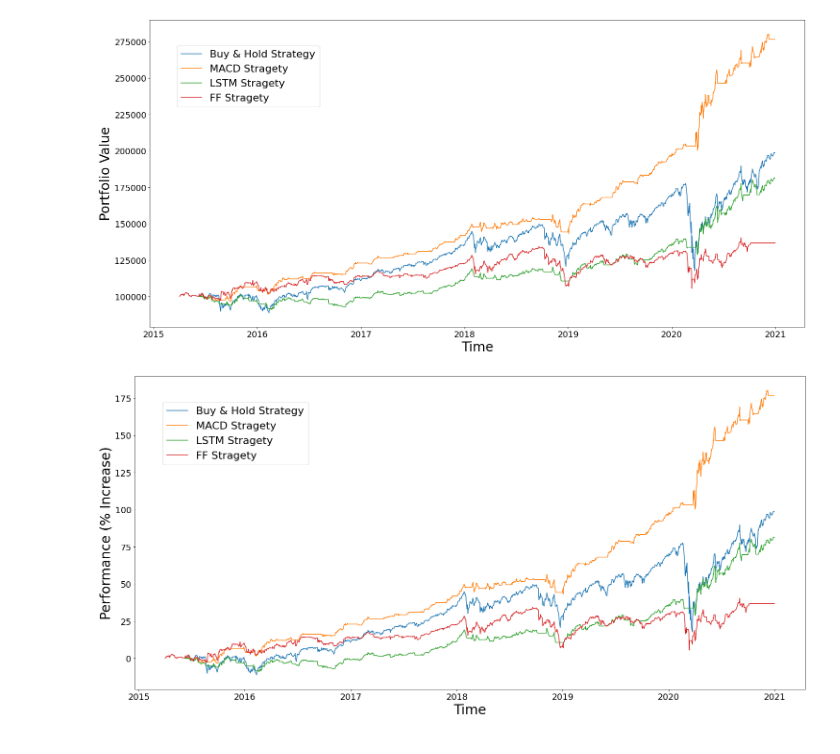
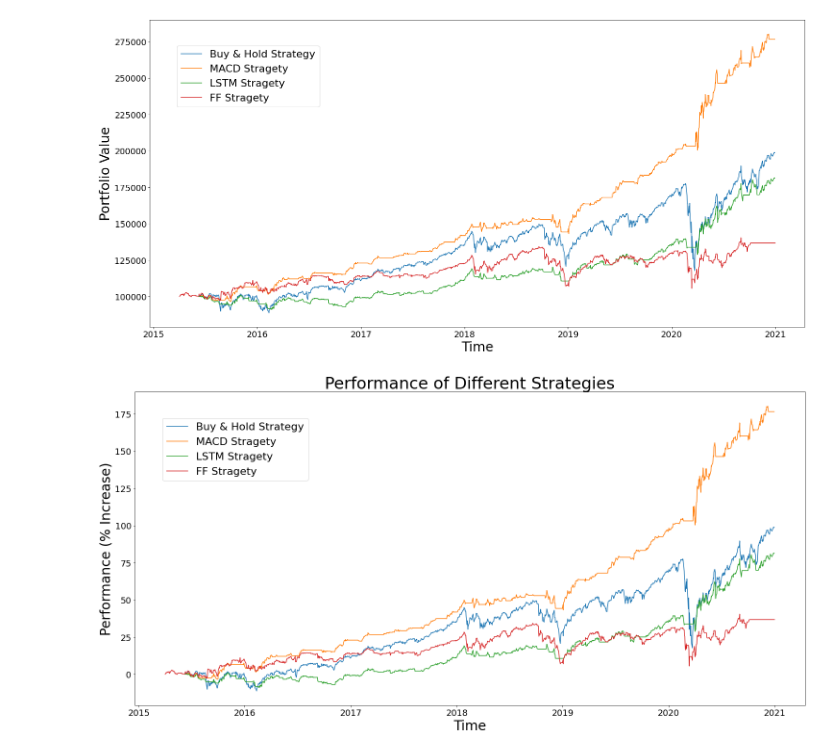
Before and after one commit to lqwdev/ai349-project, a Jupyter notebook: src/prelim-results.ipynb, the cells around one changed output. Drawn from its saved outputs; the diff is of its cells as text; code cells hidden in the pictures.

```diff
--- a/src/prelim-results.ipynb
+++ b/src/prelim-results.ipynb
@@ -31,17 +31,18 @@ plt.show()
 # %%
 plt.figure(figsize=(25,12))
 
 plt.plot(bh_perf['percentage'], label='Buy & Hold Strategy')
 plt.plot(macd_perf['percentage'], label='MACD Stragety')
 plt.plot(lstm_perf['percentage'], label='LSTM Stragety')
 plt.plot(ff_perf['percentage'], label='FF Stragety')
 
 plt.legend(loc='lower center', bbox_to_anchor=(0.15, 0.7), fontsize=22)
+plt.title('Performance of Different Strategies', fontsize=34)
 plt.xticks(fontsize=18)
 plt.yticks(fontsize=18)
 plt.xlabel('Time', fontsize=28)
 plt.ylabel('Performance (% Increase)', fontsize=28)
 
 plt.show()
 # %% [output]
-[figure, old version]
+[figure, new version]
```
Also changed, not shown: 3 other files.
